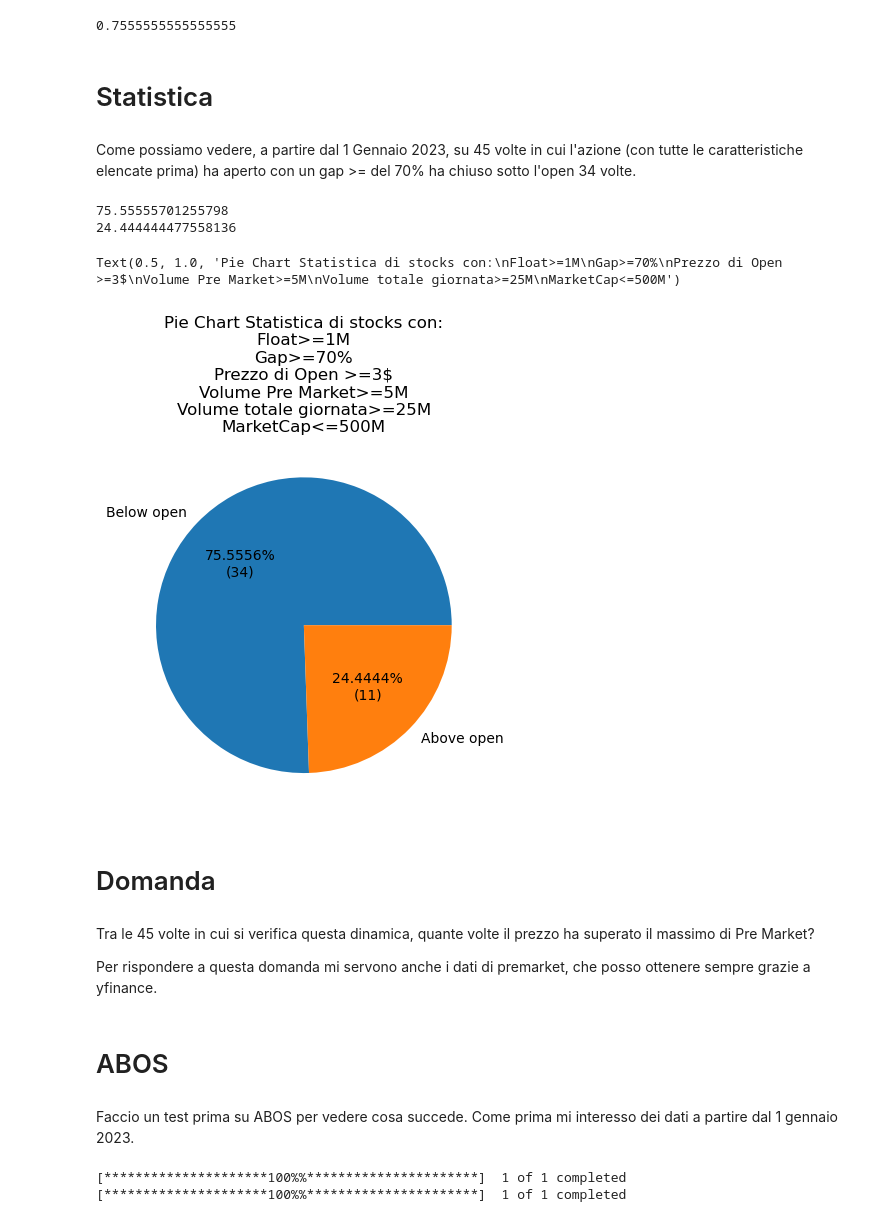
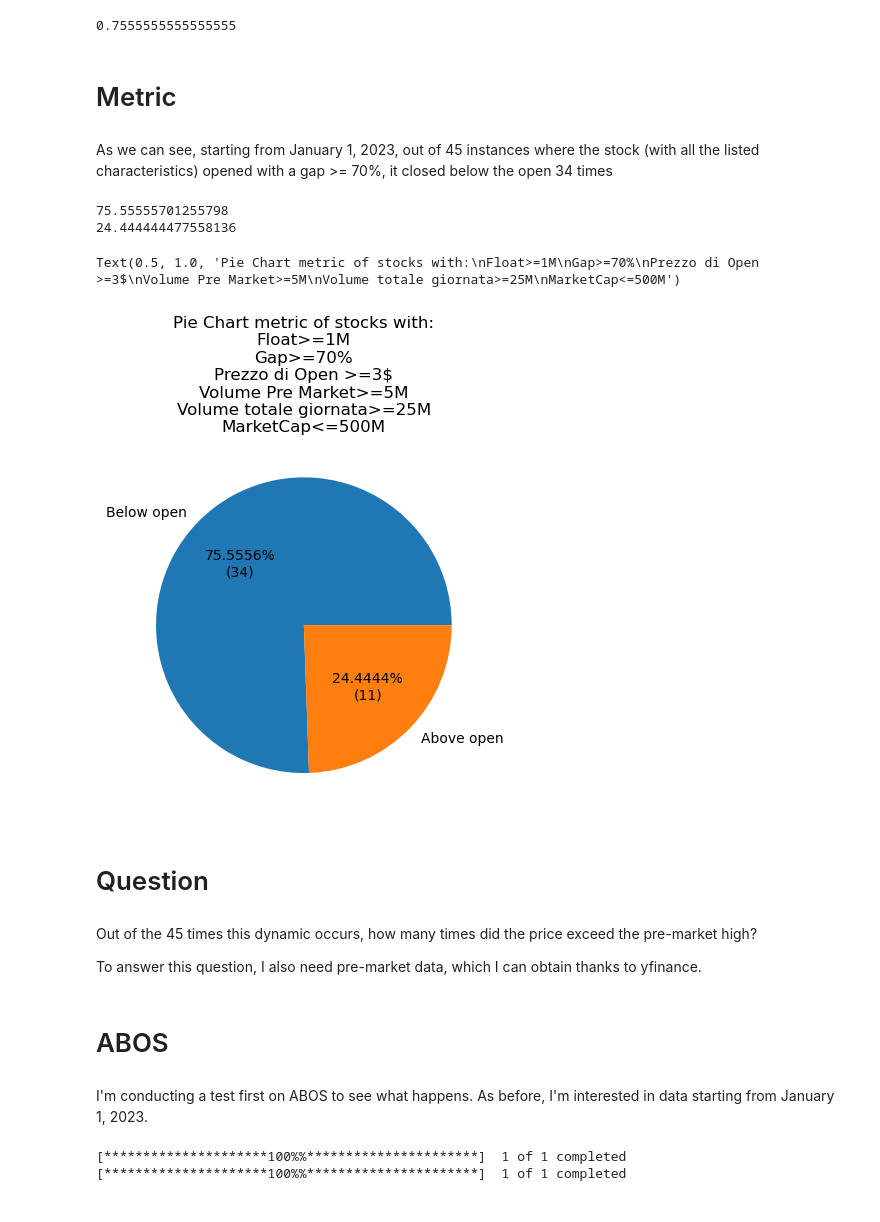
Before and after one commit to Aetthh/my_trading_statistic, a Jupyter notebook: statistichetrading.ipynb, the cells around one changed output. Cells and saved outputs as stored; diff of their text form; code cells hidden in the pictures.

```diff
--- a/statistichetrading.ipynb
+++ b/statistichetrading.ipynb
@@ -171,7 +189,7 @@ for ticker in tickers:
     volume_pm = data1h.groupby(data1h.index.date).first()['Volume']
     data1d['Gap'] = ((data1d['Open'] - data1d['Close'].shift(1)) / data1d['Close'].shift(1))
     data1d['Volume_pm'] = volume_pm
-    gap_cond = data1d['gap'] >= 0.7
+    gap_cond = data1d['Gap'] >= 0.7
     red_cond = data1d['Close'] < data1d['Open']
     volume_cond = data1d['Volume'] >= 25e6
     volume_pm_cond = data1d['Volume_pm']>=5e6
@@ -275,9 +293,9 @@ fav/total
 # %% [output]
 0.7555555555555555
 # %% [markdown]
-# Statistica
+# Metric
 # %% [markdown]
-Come possiamo vedere, a partire dal 1 Gennaio 2023, su 45 volte in cui l'azione (con tutte le caratteristiche elencate prima) ha aperto con un gap >= del 70% ha chiuso sotto l'open 34 volte.
+As we can see, starting from January 1, 2023, out of 45 instances where the stock (with all the listed characteristics) opened with a gap >= 70%, it closed below the open 34 times
 # %%
 labels = ['Below open', 'Above open']
 values = [fav, total-fav]
@@ -288,23 +306,22 @@ def my_fmt(x):
 # %%
 #plt.pie(values, labels=labels, autopct='%1.1f%%')
 plt.pie(values, labels=labels, autopct=my_fmt)
-plt.title('Pie Chart Statistica di stocks con:\nFloat>=1M\nGap>=70%\nPrezzo di Open >=3$\nVolume Pre Market>=5M\nVolume totale giornata>=25M\nMarketCap<=500M')
+plt.title('Pie Chart metric of stocks with:\nFloat>=1M\nGap>=70%\nPrezzo di Open >=3$\nVolume Pre Market>=5M\nVolume totale giornata>=25M\nMarketCap<=500M')
 # %% [output]
 75.55555701255798
 24.444444477558136
-Text(0.5, 1.0, 'Pie Chart Statistica di stocks con:\nFloat>=1M\nGap>=70%\nPrezzo di Open >=3$\nVolume Pre Market>=5M\nVolume totale giornata>=25M\nMarketCap<=500M')
+Text(0.5, 1.0, 'Pie Chart metric of stocks with:\nFloat>=1M\nGap>=70%\nPrezzo di Open >=3$\nVolume Pre Market>=5M\nVolume totale giornata>=25M\nMarketCap<=500M')
-[figure, old version]
+[figure, new version]
 # %% [markdown]
-# Domanda
+# Question
 # %% [markdown]
- Tra le 45 volte in cui si verifica questa dinamica, quante volte il prezzo ha superato il massimo di Pre Market?
+Out of the 45 times this dynamic occurs, how many times did the price exceed the pre-market high?
 
- Per rispondere a questa domanda mi servono anche i dati di premarket, che posso ottenere sempre grazie a yfinance.
+To answer this question, I also need pre-market data, which I can obtain thanks to yfinance.
 # %% [markdown]
 # ABOS
 # %% [markdown]
-Faccio un test prima su ABOS per vedere cosa succede.
-Come prima mi interesso dei dati a partire dal 1 gennaio 2023.
+I'm conducting a test first on ABOS to see what happens. As before, I'm interested in data starting from January 1, 2023.
 # %%
 start_date = "2023-01-01"
 end_date = "2023-09-06"
```
Also changed, not shown: parts of 49 cells of this notebook.
